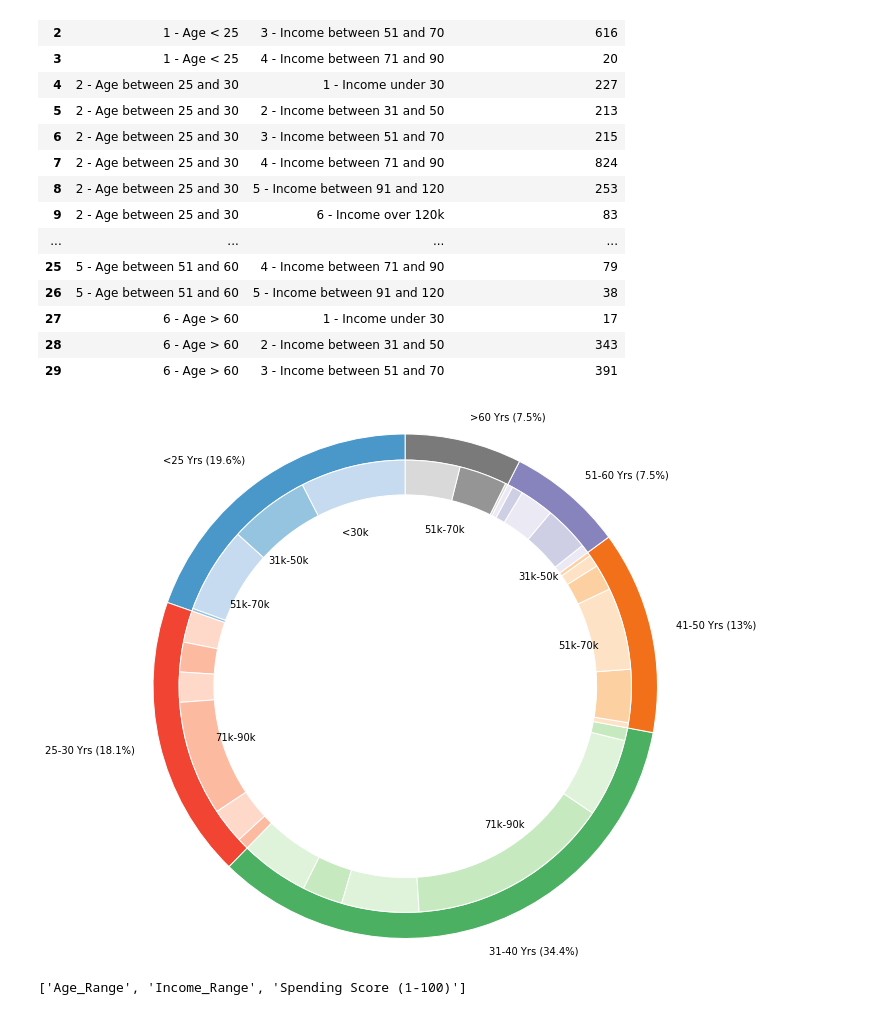
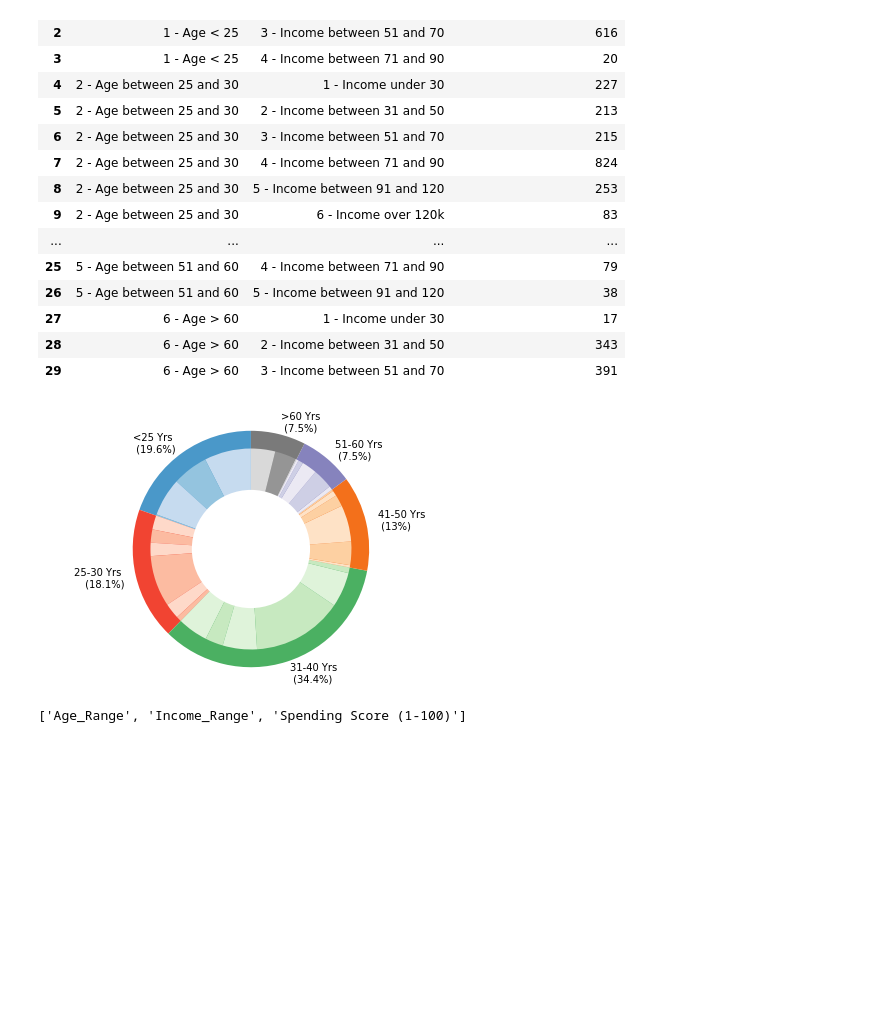
Before and after one commit to Saranyanv/test, a Jupyter notebook: 455_Assignment3.ipynb, the cells around one changed output. Saved outputs shown, nothing was run; the diff lists cells and outputs as text; code cells hidden in the pictures; blank space fills up the shorter version.

```diff
--- a/455_Assignment3.ipynb
+++ b/455_Assignment3.ipynb
@@ -123,7 +123,7 @@ Mall_Customers_Agg
 | 28 | 6 - Age > 60 | 2 - Income between 31 and 50 | 343 |
 | 29 | 6 - Age > 60 | 3 - Income between 51 and 70 | 391 |
 # %%
-group_names=['<25 Yrs (19.6%)', '25-30 Yrs (18.1%)', '31-40 Yrs (34.4%)', '41-50 Yrs (13%)', '51-60 Yrs (7.5%)', '>60 Yrs (7.5%)']
+group_names=['<25 Yrs \n (19.6%)', '25-30 Yrs \n (18.1%)', '31-40 Yrs \n (34.4%)', '41-50 Yrs \n (13%)', '51-60 Yrs \n (7.5%)', '>60 Yrs \n (7.5%)']
 group_size=list(Mall_Customers_Agg_Age_Sorted['Spending Score (1-100)'])
 
 subgroup_names=['Income under 30', 'Income between 31 and 50', 'Income between 51 and 70', 'Income between 71 and 90'
@@ -154,7 +158,7 @@ a, b, c, d, e, f=[plt.cm.Blues, plt.cm.Reds, plt.cm.Greens, plt.cm.Oranges, plt.
 fig, ax = plt.subplots()
 ax.axis('equal')
 mypie, _ = ax.pie(group_size, radius=2.9, labels=group_names, colors=[a(0.6), b(0.6), c(0.6), d(0.6), e(0.6), f(0.6)],startangle=90
-                )
+                ,autopct=lambda pct: func(pct, group_size))
 plt.setp( mypie, width=0.3, edgecolor='white')
 
 # Second Ring (Inside)
@@ -167,8 +171,25 @@ mypie2, _ = ax.pie(subgroup_size, radius=2.9-0.3, labels=subgroup_names, labeldi
                   ,startangle=90)
 plt.setp( mypie2, width=0.4, edgecolor='white')
 plt.margins(0,0)
-# %% [output]
-[figure, removed]
+# %%
+plt.pie(group_size, labels=group_names, colors=[a(0.6), b(0.6), c(0.6), d(0.6), e(0.6), f(0.6)], startangle=90,frame=True)
+       #,autopct='%1.1f%%')
+
+plt.pie(subgroup_size,colors=[a(0.25), a(0.4), a(0.25), a(0.4),
+                              b(0.15), b(0.25), b(0.15), b(0.25), b(0.15), b(0.25),
+                              c(0.15), c(0.25), c(0.15), c(0.25), c(0.15), c(0.25),
+                              d(0.15), d(0.25), d(0.15), d(0.25), d(0.15), d(0.25),
+                              e(0.15), e(0.3), e(0.15), e(0.3), e(0.15),
+                              f(0.25), f(0.5), f(0.25)],radius=0.85,startangle=90)
+centre_circle = plt.Circle((0,0),0.5,color='black', fc='white',linewidth=0)
+fig = plt.gcf()
+fig.gca().add_artist(centre_circle)
+
+plt.axis('equal')
+plt.tight_layout()
+plt.show()
+# %% [output]
+[figure, added]
 # %%
 list(Mall_Customers_Agg.columns)
 # %% [output]
```
Also changed, not shown: parts of 1 cell of this notebook.
